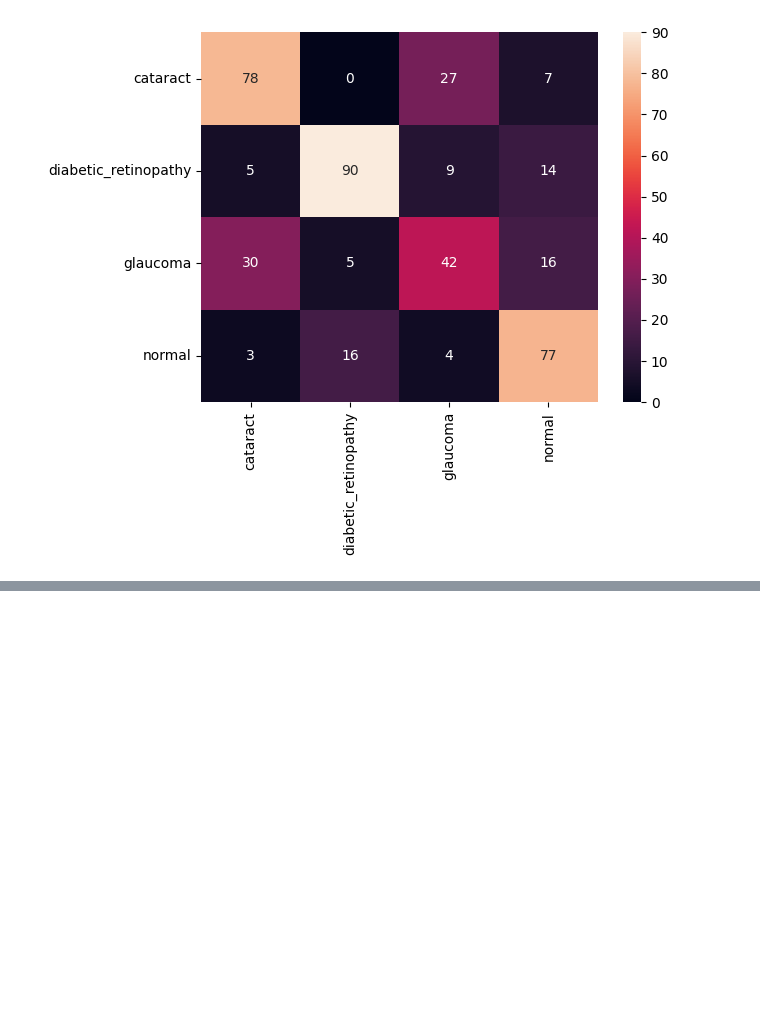
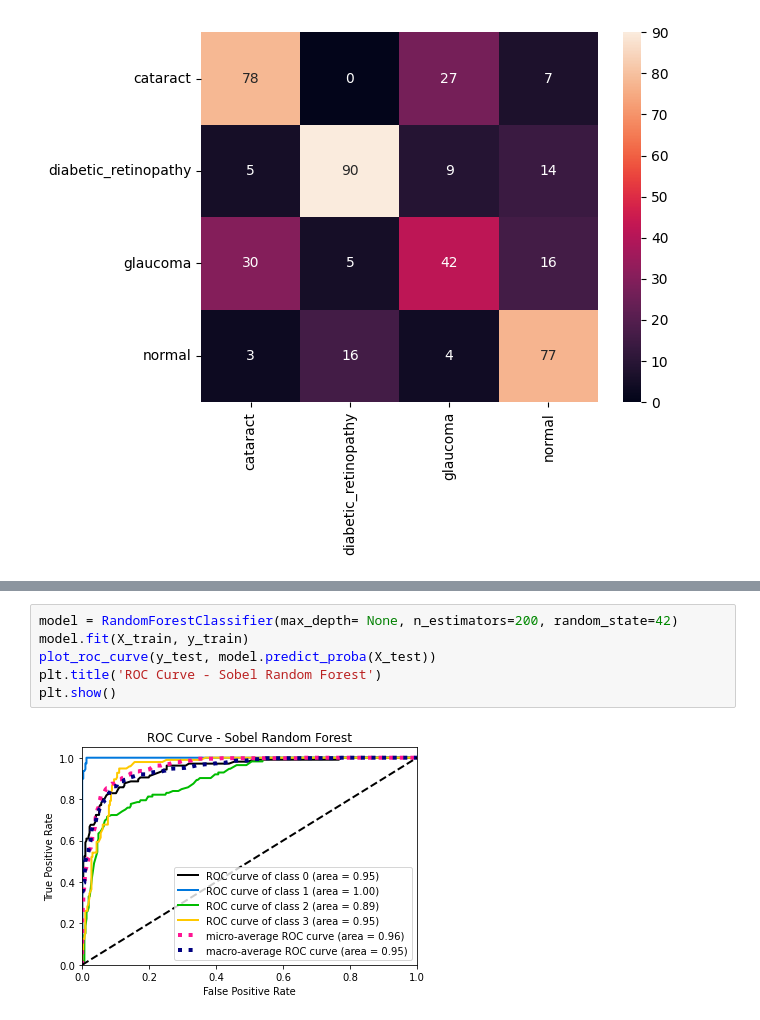
Before and after one commit to michni00/Image-Classification, a Jupyter notebook: Image_Classification.ipynb, the cells around one changed output, grey strips where cells are left out. Cells and saved outputs as stored; diff of their text form; blank space fills up the shorter version.

Commit message:
changing environment from colab to local jupyter notebook and listing end results for models ending the course part

```diff
--- a/Image_Classification.ipynb
+++ b/Image_Classification.ipynb
@@ -585,0 +612,8 @@ KeyboardInterrupt:
+# %%
+model = RandomForestClassifier(max_depth= None, n_estimators=200, random_state=42)
+model.fit(X_train, y_train)
+plot_roc_curve(y_test, model.predict_proba(X_test))
+plt.title('ROC Curve - Sobel Random Forest')
+plt.show()
+# %% [output]
+[figure, added]
```
Also changed, not shown: parts of 12 cells of this notebook.
